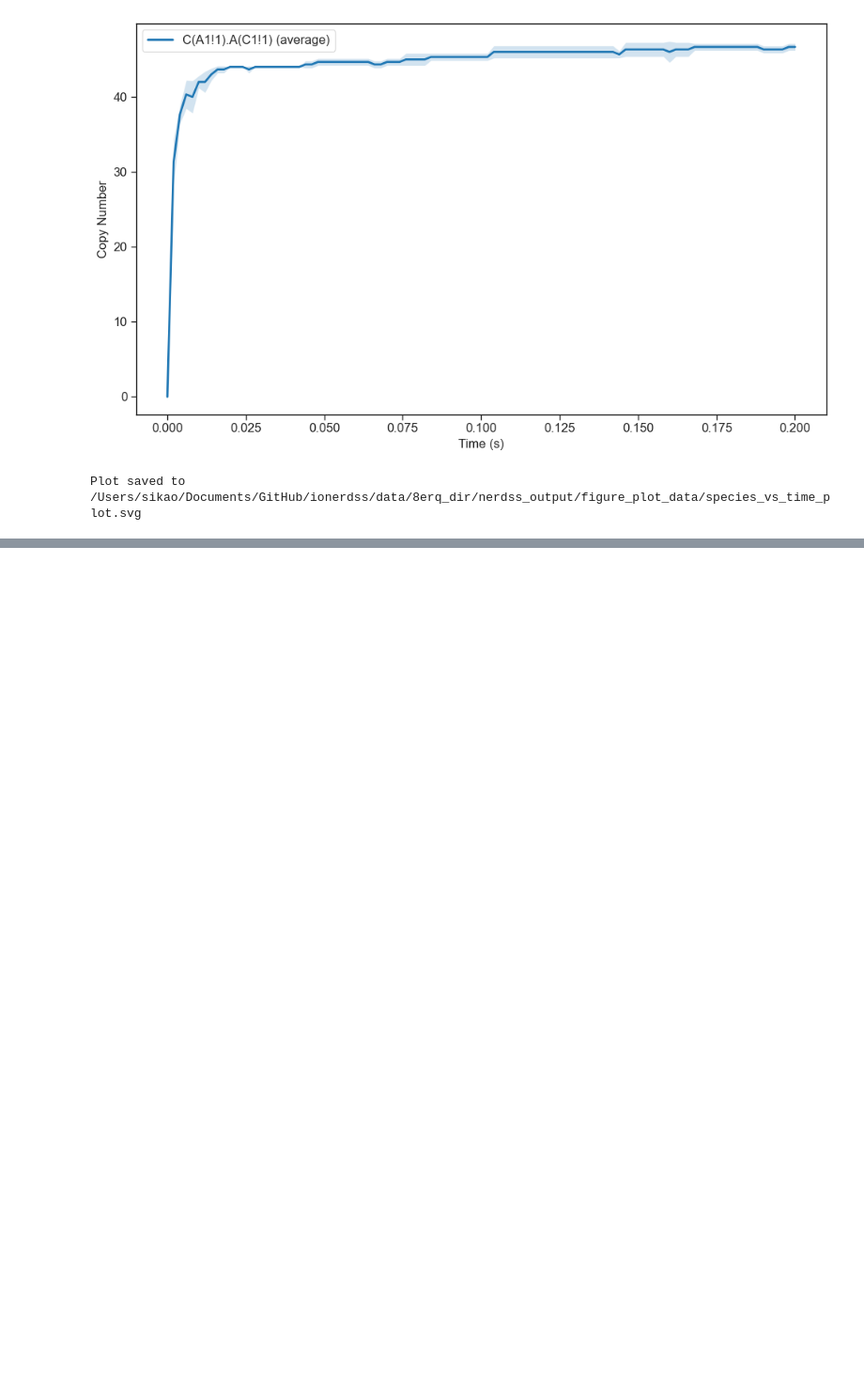
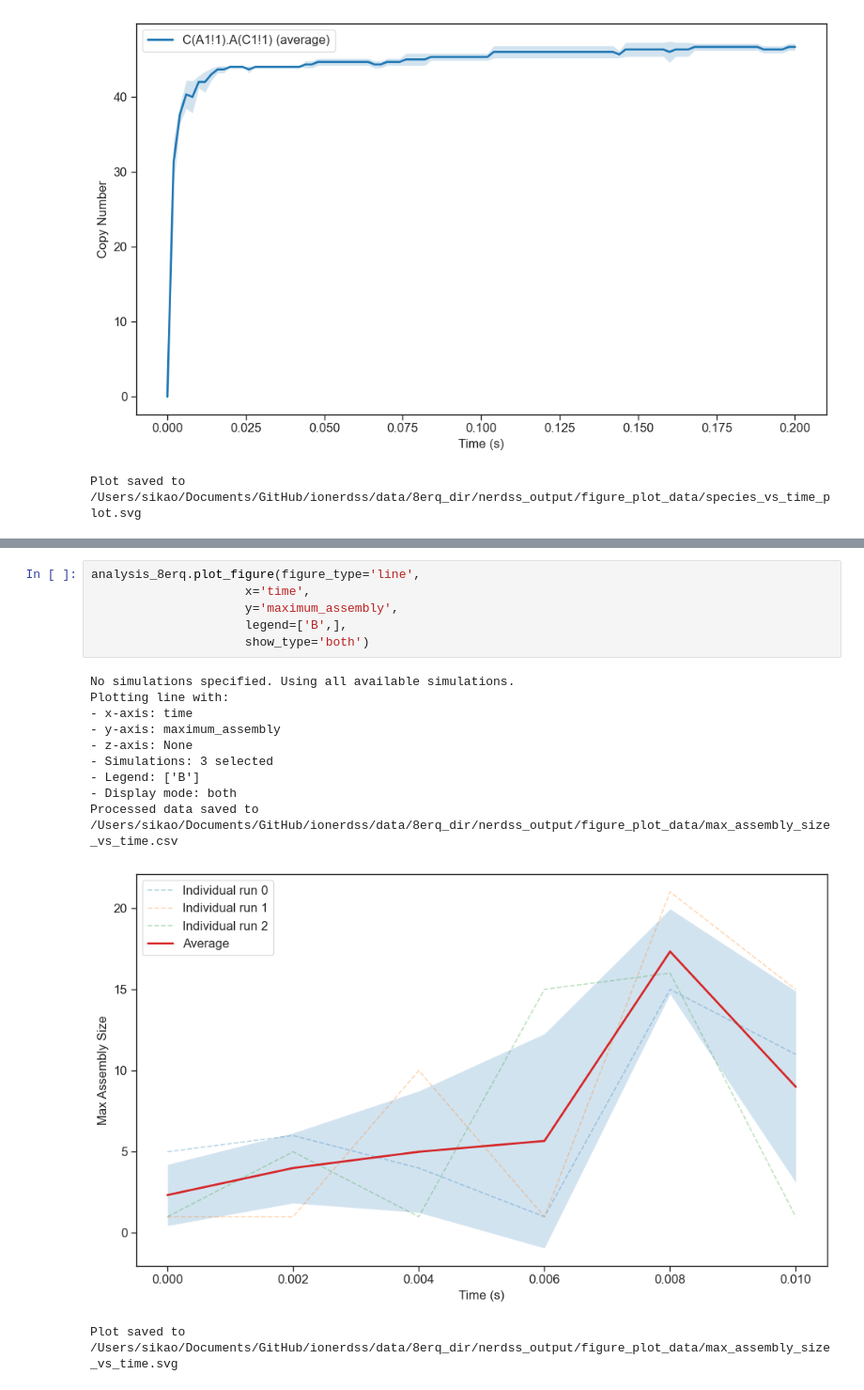
Before and after one commit to jonathanfischer97/ionerdss, a Jupyter notebook: workflow.ipynb, the cells around one changed output, grey strips where cells are left out. Shown at 94% size. Cells and saved outputs as stored; diff of their text form; blank space fills up the shorter version.

```diff
--- a/workflow.ipynb
+++ b/workflow.ipynb
@@ -186,0 +239,18 @@ Plot saved to /Users/sikao/Documents/GitHub/ionerdss/data/8erq_dir/nerdss_output
+# %%
+analysis_8erq.plot_figure(figure_type='line',
+                     x='time',
+                     y='maximum_assembly',
+                     legend=['B',],
+                     show_type='both')
+# %% [output]
+No simulations specified. Using all available simulations.
+Plotting line with:
+- x-axis: time
+- y-axis: maximum_assembly
+- z-axis: None
+- Simulations: 3 selected
+- Legend: ['B']
+- Display mode: both
+Processed data saved to /Users/sikao/Documents/GitHub/ionerdss/data/8erq_dir/nerdss_output/figure_plot_data/max_assembly_size_vs_time.csv
+[figure, added]
+Plot saved to /Users/sikao/Documents/GitHub/ionerdss/data/8erq_dir/nerdss_output/figure_plot_data/max_assembly_size_vs_time.svg
```
Also changed, not shown: parts of 4 cells of this notebook, 8 other files.
